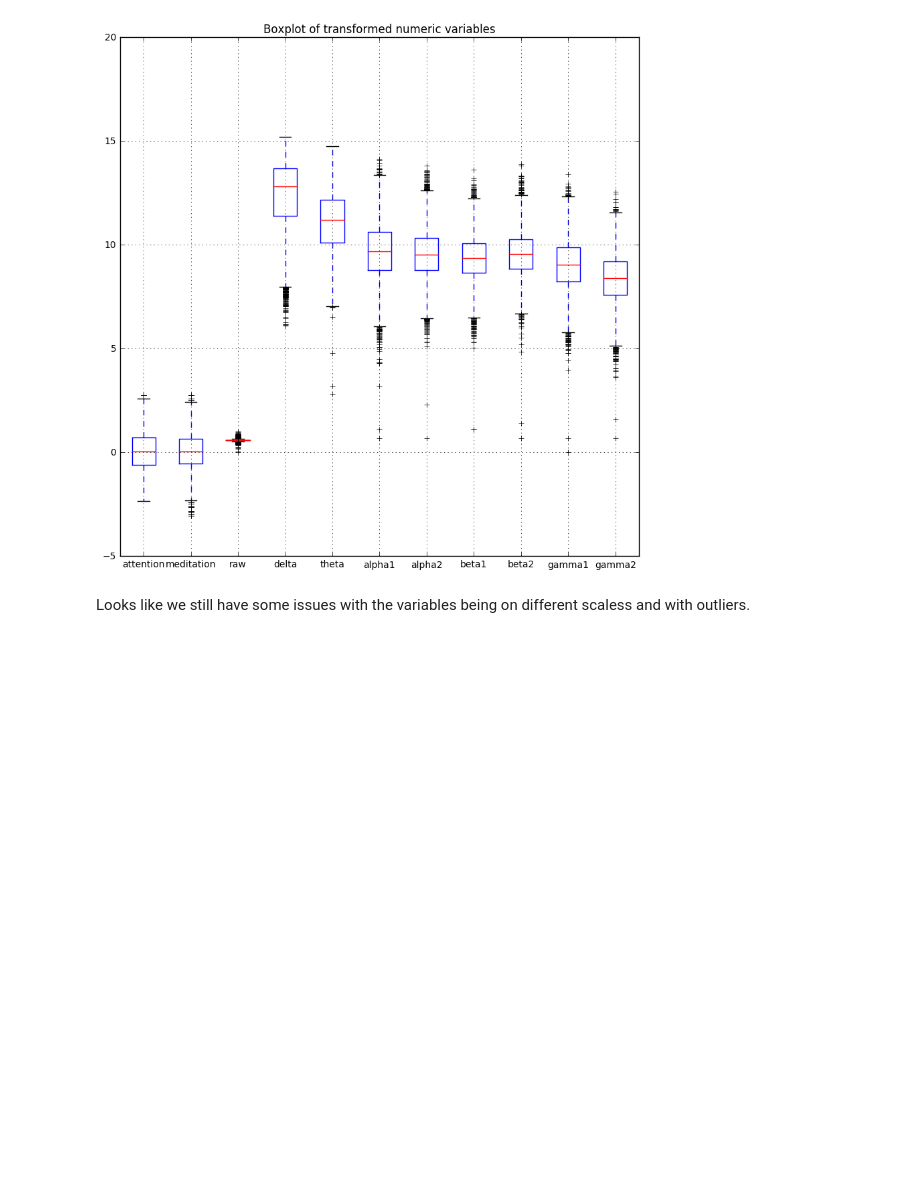
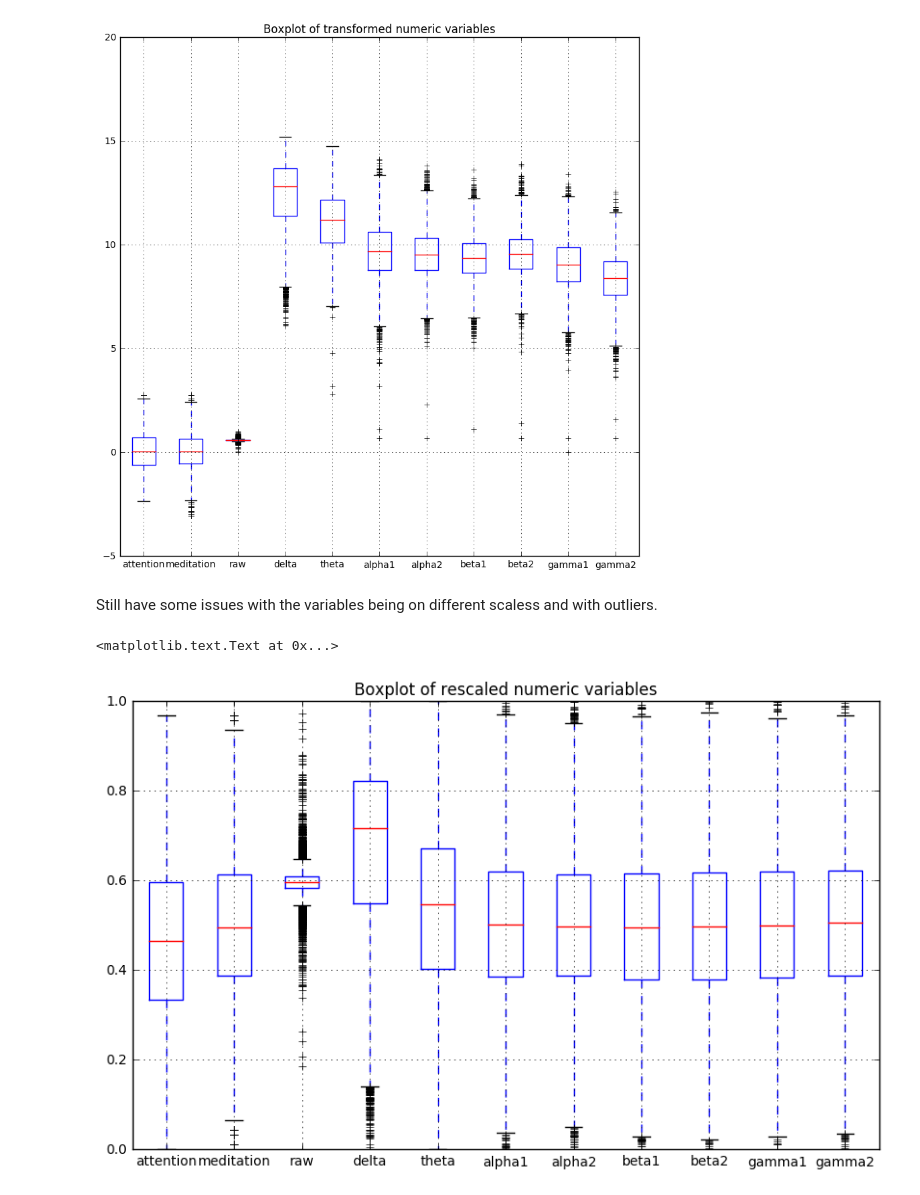
Before and after one commit to kimx3129/CSC529, a Jupyter notebook: csc_529_final_project_clean_transform.ipynb, the cells around one changed output. Saved outputs shown, nothing was run; the diff lists cells and outputs as text; code cells hidden in the pictures; blank space fills up the shorter version.

```diff
--- a/csc_529_final_project_clean_transform.ipynb
+++ b/csc_529_final_project_clean_transform.ipynb
@@ -96,4 +100,23 @@ plt.title('Boxplot of transformed numeric variables')
 <matplotlib.text.Text at 0x...>
 [figure]
 # %% [markdown]
-Looks like we still have some issues with the variables being on different scaless and with outliers.
+Still have some issues with the variables being on different scaless and with outliers.
+# %%
+outlierrmcols = eegcols + amcols
+
+# remove observations outside 3 standard deviations from the mean in the eeg columns:
+for col in outlierrmcols:
+    transformeddata = transformeddata[np.abs(transformeddata[col] -
+                                             transformeddata[col].mean()) <= (3.0 * transformeddata[col].std())]
+# scale to a 0-1 interval:
+for col in outlierrmcols:
+    transformeddata[col] = (transformeddata[col] - transformeddata[col].min()) / \
+    (transformeddata[col].max() - transformeddata[col].min())
+
+# display results:
+fig = plt.figure(figsize = (10, 6))
+transformeddata.boxplot(return_type = 'axes')
+plt.title('Boxplot of rescaled numeric variables')
+# %% [output]
+<matplotlib.text.Text at 0x...>
+[figure, added]
```
Also changed, not shown: parts of 11 cells of this notebook.
